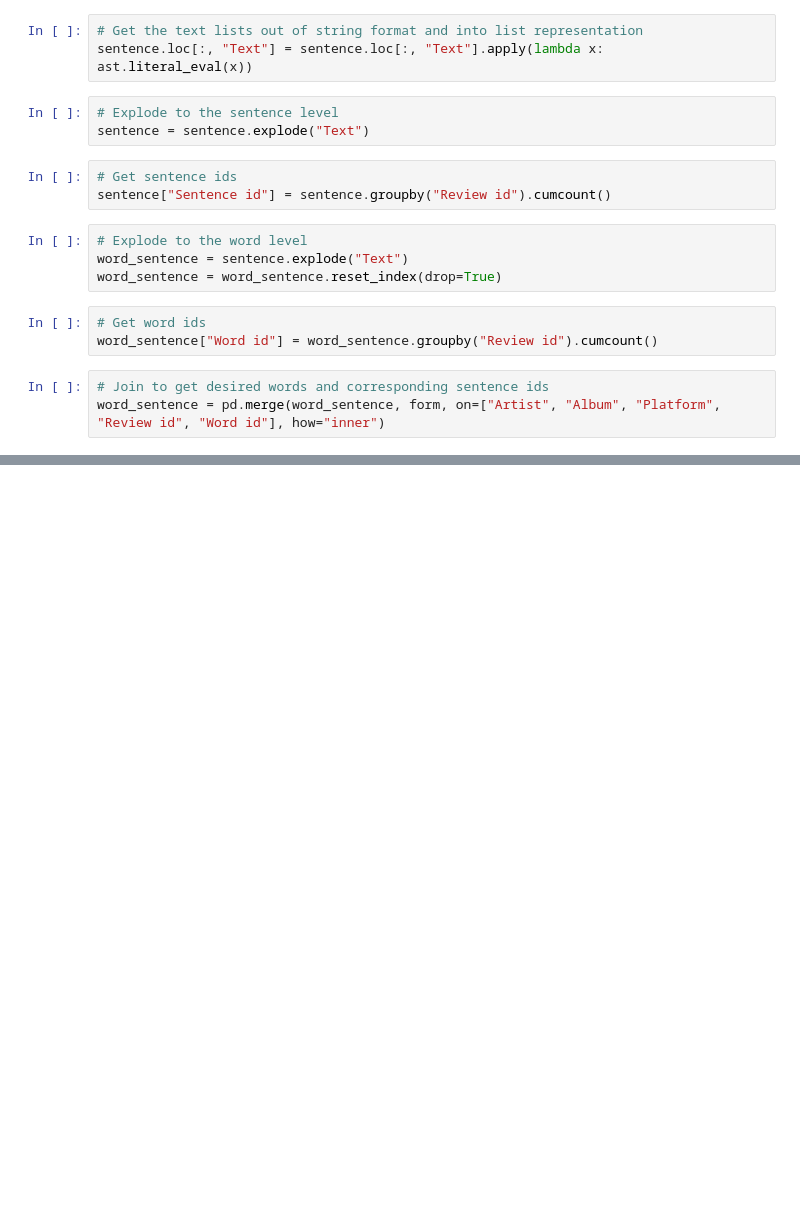
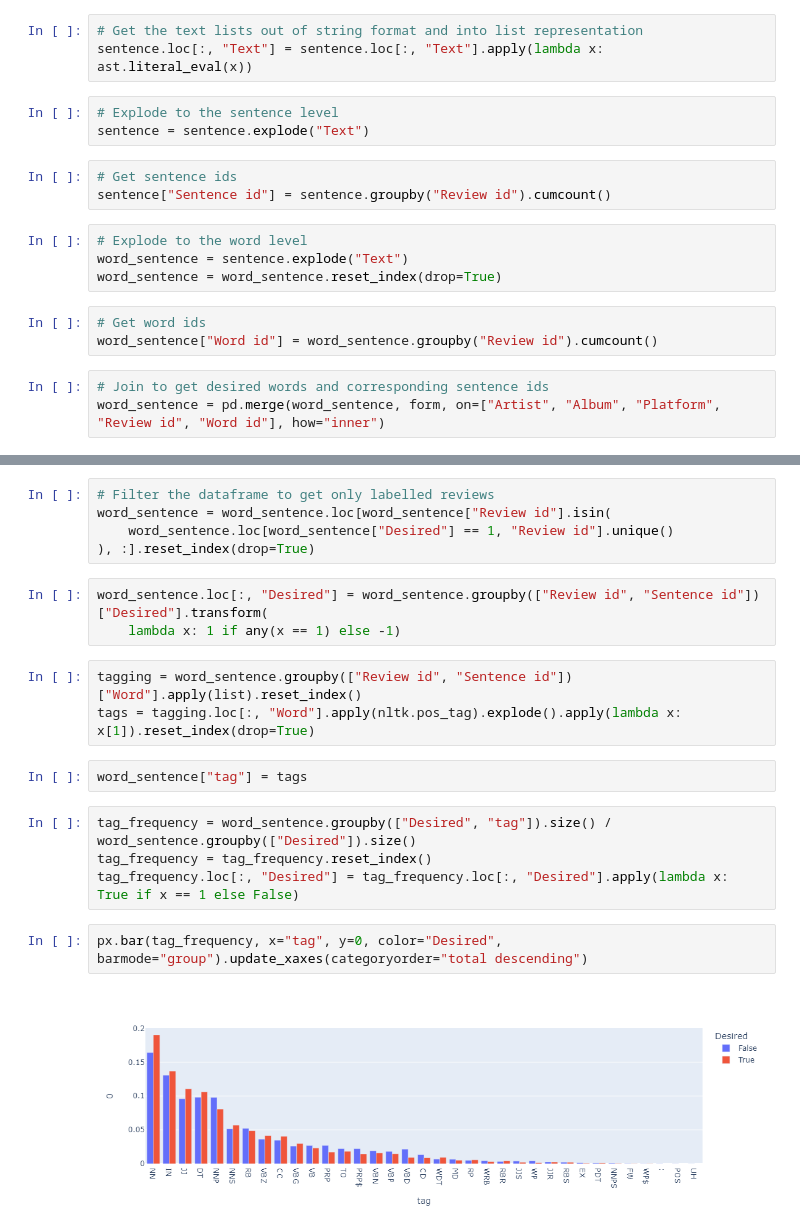
Before and after one commit to tjsnel/Third-Year-Project, a Jupyter notebook: third-year-project/Notebooks/sentence_inspection.ipynb, the cells around one changed output, grey strips where cells are left out. Cells and saved outputs as stored; diff of their text form; blank space fills up the shorter version.

```diff
--- a/third-year-project/Notebooks/sentence_inspection.ipynb
+++ b/third-year-project/Notebooks/sentence_inspection.ipynb
@@ -101,0 +34,21 @@ px.scatter(counts, x="Word", y="Desired Ratio")
+# %%
+# Filter the dataframe to get only labelled reviews
+word_sentence = word_sentence.loc[word_sentence["Review id"].isin(
+    word_sentence.loc[word_sentence["Desired"] == 1, "Review id"].unique()
+), :].reset_index(drop=True)
+# %%
+word_sentence.loc[:, "Desired"] = word_sentence.groupby(["Review id", "Sentence id"])["Desired"].transform(
+    lambda x: 1 if any(x == 1) else -1)
+# %%
+tagging = word_sentence.groupby(["Review id", "Sentence id"])["Word"].apply(list).reset_index()
+tags = tagging.loc[:, "Word"].apply(nltk.pos_tag).explode().apply(lambda x: x[1]).reset_index(drop=True)
+# %%
+word_sentence["tag"] = tags
+# %%
+tag_frequency = word_sentence.groupby(["Desired", "tag"]).size() / word_sentence.groupby(["Desired"]).size()
+tag_frequency = tag_frequency.reset_index()
+tag_frequency.loc[:, "Desired"] = tag_frequency.loc[:, "Desired"].apply(lambda x: True if x == 1 else False)
+# %%
+px.bar(tag_frequency, x="tag", y=0, color="Desired", barmode="group").update_xaxes(categoryorder="total descending")
+# %% [output]
+[figure, added]
```
Also changed, not shown: parts of 20 cells of this notebook, 15 other files.
